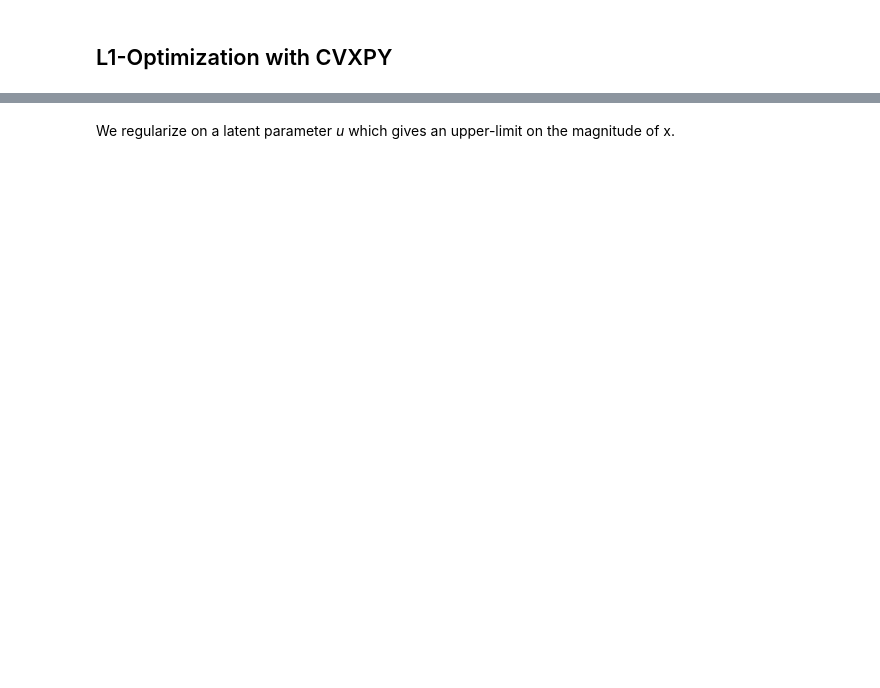
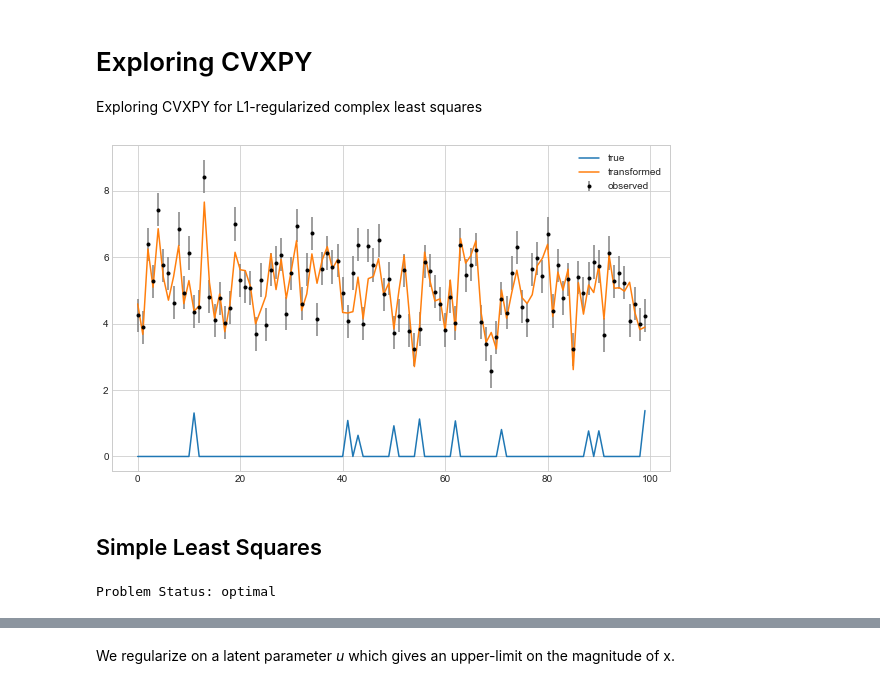
Before and after one commit to jakevdp/regper, a Jupyter notebook: CVXPY-L1.ipynb, the cells around one changed output, grey strips where cells are left out. Saved outputs shown, nothing was run; the diff lists cells and outputs as text; code cells hidden in the pictures; blank space fills up the shorter version.

Commit message:
Add fixed CVXPY notebook

```diff
--- a/CVXPY-L1.ipynb
+++ b/CVXPY-L1.ipynb
@@ -1,3 +1,7 @@
+# %% [markdown]
+# Exploring CVXPY
+
+Exploring CVXPY for L1-regularized complex least squares
 # %%
 %matplotlib inline
 import matplotlib.pyplot as plt
@@ -5,20 +9,47 @@ plt.style.use('seaborn-whitegrid')
 
 from cvxpy import *
 import numpy as np
-# %% [markdown]
-## L1-Optimization with CVXPY
 # %%
-def make_data(N=100, M=100, K=10, sigma=0.2, rseed=543534, cplx=False):
+def make_data(N=100, M=100, K=10, sigma=0.5, rseed=543534, cplx=False):
     rand = np.random.RandomState(rseed)
     A = rand.rand(N, M)
     x = np.zeros(M)
     x[rand.randint(0, M, K)] = 0.5 + rand.rand(K)
     noise = rand.randn(N)
 
     if cplx:
         A = A * np.exp(-2j * np.pi * rand.rand(N, M))
         x = x * np.exp(-2j * np.pi * rand.rand(M))
         noise = noise * np.exp(-2j * np.pi * rand.rand(N))
 
     y = np.dot(A, x) + sigma * noise
     return A, x, y
+
+A, x, y = make_data()
+t = np.arange(len(x))
+
+plt.figure(figsize=(10, 6))
+plt.plot(t, x, label='true')
+plt.plot(t, A.dot(x), label='transformed')
+plt.errorbar(t, y, 0.5, fmt='.k', ecolor='gray', label='observed')
+
+plt.legend();
+# %% [output]
+[figure, added]
+# %% [markdown]
+## Simple Least Squares
+# %%
+# Problem data. Use very small noise here
+A, x_true, y = make_data(N=100, M=100, K=10, sigma=0.003)
+
+# Construct the problem.
+x = Variable(A.shape[1])
+objective = sum_squares(A*x - y)
+prob = Problem(Minimize(objective))
+
+# Solve the problem
+prob.solve()
+x_solution = x.value
+print("Problem Status: {0}".format(prob.status))
+# %% [output]
+Problem Status: optimal
```
Also changed, not shown: parts of 7 cells of this notebook.
